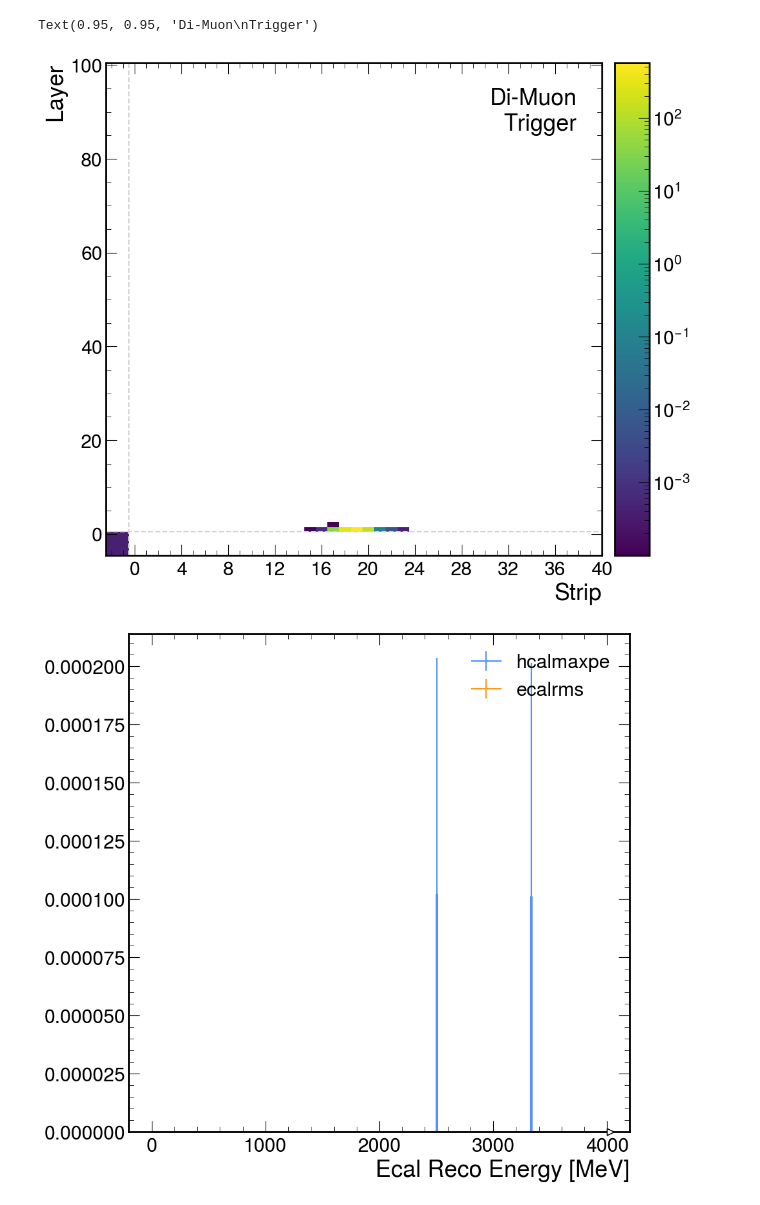
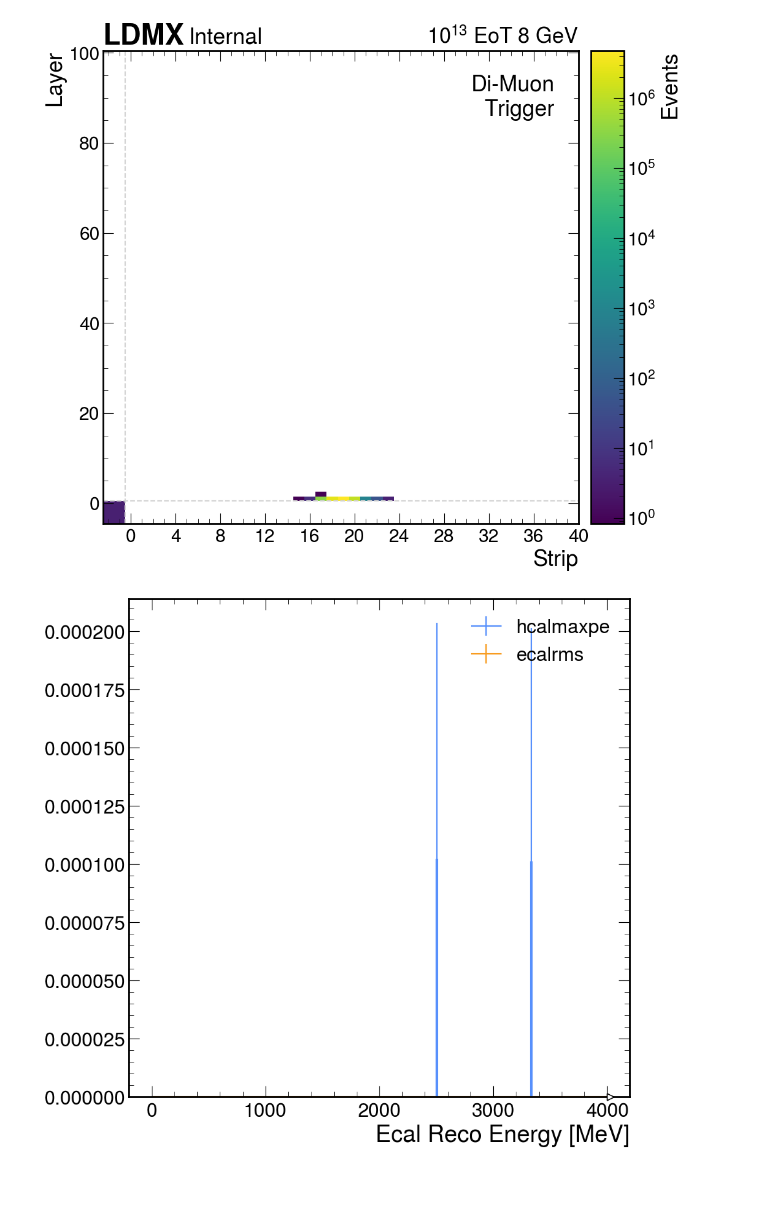
Before and after one commit to tomeichlersmith/ldmx-eat-reduced, a Jupyter notebook: view-hists.ipynb, the cells around one changed output. Saved outputs shown, nothing was run; the diff lists cells and outputs as text; code cells hidden in the pictures.

Commit message:
rerun for update hist

```diff
--- a/view-hists.ipynb
+++ b/view-hists.ipynb
@@ -1,12 +1,9 @@
 # %%
 from helpy import HistFile
+from helpy.plot import plt, title_bar
 import hist
-import mplhep
-mplhep.style.use('ROOT')
-
-import matplotlib.pyplot as plt
 # %%
-f = HistFile('dimuon/hist.root', 'ReducedEaT')
+f = HistFile('hist.root', 'ReducedEaT')
 f.keys()
 # %% [output]
 ['n_hcal_veto_hits',
@@ -18,26 +29,28 @@ f.keys()
 # %%
-f['trigger_hcal_min_cost_strip_layer'].to_hist().plot(flow='show', norm='log')
+h = f['trigger_hcal_min_cost_strip_layer'].to_hist()
+art = (h*1e13/(1200*1e6)).plot(flow='show', norm='log')
 plt.xticks(ticks=list(range(0,41,4)))
 plt.annotate(
     'Di-Muon\nTrigger',
     xy=(0.95,0.95),
     xycoords='axes fraction',
     va='top',
     ha='right',
 )
+title_bar(r'$10^{13}$ EoT 8 GeV')
+art.cbar.set_label('Events')
 
 # f['ecalrms_hcal_min_cost_strip_layer'].to_hist().plot(flow='show', norm='log')
 # plt.xticks(ticks=list(range(0,41,4)))
 # plt.annotate(
 #     'ECal RMS',
 #     xy=(0.9,0.9),
 #     xycoords='axes fraction',
 #     va='top',
 #     ha='right',
 # )
 # %% [output]
-Text(0.95, 0.95, 'Di-Muon\nTrigger')
-[figure, old version]
+[figure, new version]
 # %%
 for sel in ['hcalmaxpe','ecalrms']:
     f[f'{sel}_total_ecal_rec_energy'].to_hist().plot(label=sel)
```
Also changed, not shown: parts of 3 cells of this notebook.
